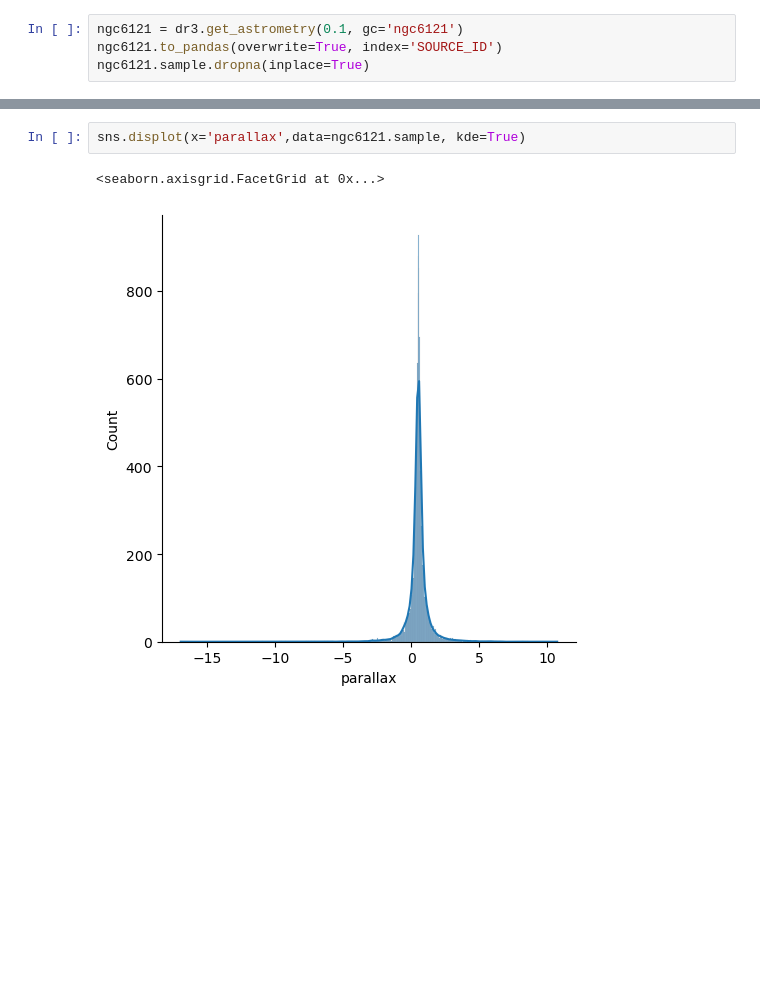
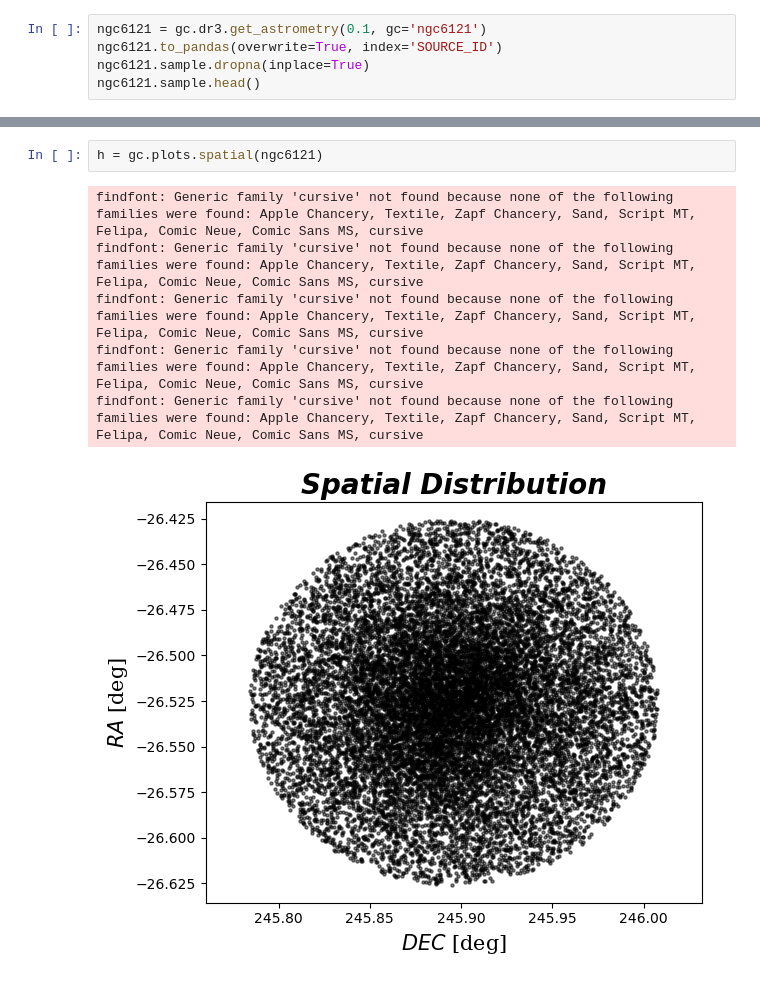
Before and after one commit to pietroferraiuolo/G-GCAS, a Jupyter notebook: debug.ipynb, the cells around one changed output, grey strips where cells are left out. Drawn from its saved outputs; the diff is of its cells as text; blank space fills up the shorter version.

```diff
--- a/debug.ipynb
+++ b/debug.ipynb
@@ -22,9 +25,10 @@ GAIA - GLOBULAR CLUSTERS ANALYSIS SOFTWARE
 
              INITIALIZED
 # %%
-ngc6121 = dr3.get_astrometry(0.1, gc='ngc6121')
+ngc6121 = gc.dr3.get_astrometry(0.1, gc='ngc6121')
 ngc6121.to_pandas(overwrite=True, index='SOURCE_ID')
 ngc6121.sample.dropna(inplace=True)
+ngc6121.sample.head()
 # %% [output]
 INFO: Query finished. [astroquery.utils.tap.core]
 Sample number of sources: 20062
@@ -41,5 +42,9 @@ ngc6121.sample.head()
-# %%
-sns.displot(x='parallax',data=ngc6121.sample, kde=True)
-# %% [output]
-<seaborn.axisgrid.FacetGrid at 0x...>
-[figure, removed]
+# %%
+h = gc.plots.spatial(ngc6121)
+# %% [output]
+findfont: Generic family 'cursive' not found because none of the following families were found: Apple Chancery, Textile, Zapf Chancery, Sand, Script MT, Felipa, Comic Neue, Comic Sans MS, cursive
+findfont: Generic family 'cursive' not found because none of the following families were found: Apple Chancery, Textile, Zapf Chancery, Sand, Script MT, Felipa, Comic Neue, Comic Sans MS, cursive
+findfont: Generic family 'cursive' not found because none of the following families were found: Apple Chancery, Textile, Zapf Chancery, Sand, Script MT, Felipa, Comic Neue, Comic Sans MS, cursive
+findfont: Generic family 'cursive' not found because none of the following families were found: Apple Chancery, Textile, Zapf Chancery, Sand, Script MT, Felipa, Comic Neue, Comic Sans MS, cursive
+findfont: Generic family 'cursive' not found because none of the following families were found: Apple Chancery, Textile, Zapf Chancery, Sand, Script MT, Felipa, Comic Neue, Comic Sans MS, cursive
+[figure, added]
```
Also changed, not shown: parts of 3 cells of this notebook, 3 other files.
